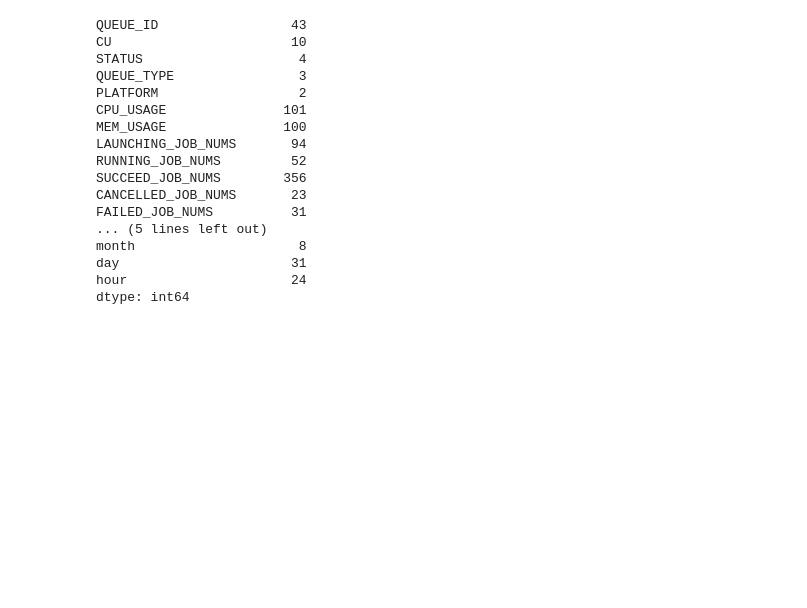
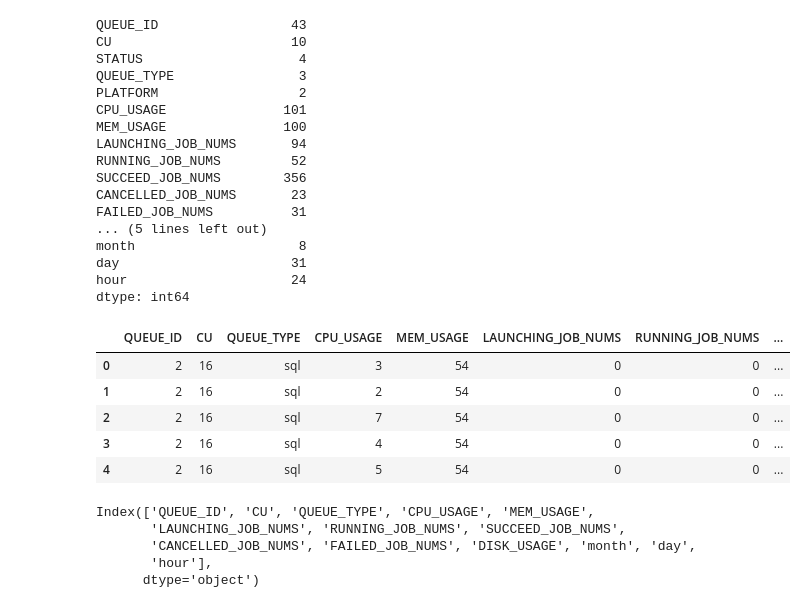
Before and after one commit to HiHarryOvO/serverless, a Jupyter notebook: data_preprocessing.ipynb, the cells around one changed output. Cells and saved outputs as stored; diff of their text form; code cells hidden in the pictures; blank space fills up the shorter version.

```diff
--- a/data_preprocessing.ipynb
+++ b/data_preprocessing.ipynb
@@ -539,3 +541,14 @@ month                     8
 day                      31
 hour                     24
 dtype: int64
+# %%
+data = data.drop(columns=['STATUS','PLATFORM','RESOURCE_TYPE','year'])
+# %%
+data.head()
+# %% [output]
+|  | QUEUE_ID | CU | QUEUE_TYPE | CPU_USAGE | MEM_USAGE | LAUNCHING_JOB_NUMS | RUNNING_JOB_NUMS | ... |
+| 0 | 2 | 16 | sql | 3 | 54 | 0 | 0 | ... |
+| 1 | 2 | 16 | sql | 2 | 54 | 0 | 0 | ... |
+| 2 | 2 | 16 | sql | 7 | 54 | 0 | 0 | ... |
+| 3 | 2 | 16 | sql | 4 | 54 | 0 | 0 | ... |
+| 4 | 2 | 16 | sql | 5 | 54 | 0 | 0 | ... |
@@ -541,0 +557,8 @@ dtype: int64
+# %%
+data.columns
+# %% [output]
+Index(['QUEUE_ID', 'CU', 'QUEUE_TYPE', 'CPU_USAGE', 'MEM_USAGE',
+       'LAUNCHING_JOB_NUMS', 'RUNNING_JOB_NUMS', 'SUCCEED_JOB_NUMS',
+       'CANCELLED_JOB_NUMS', 'FAILED_JOB_NUMS', 'DISK_USAGE', 'month', 'day',
+       'hour'],
+      dtype='object')
```
Also changed, not shown: parts of 22 cells of this notebook.
